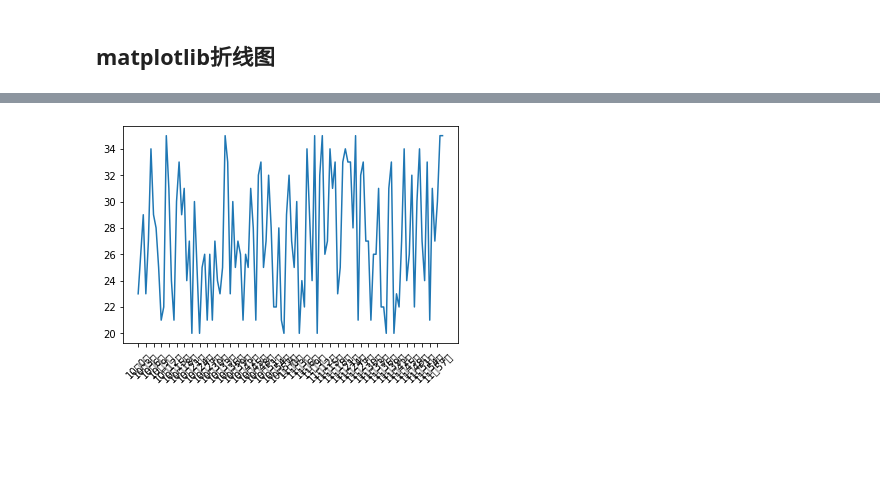
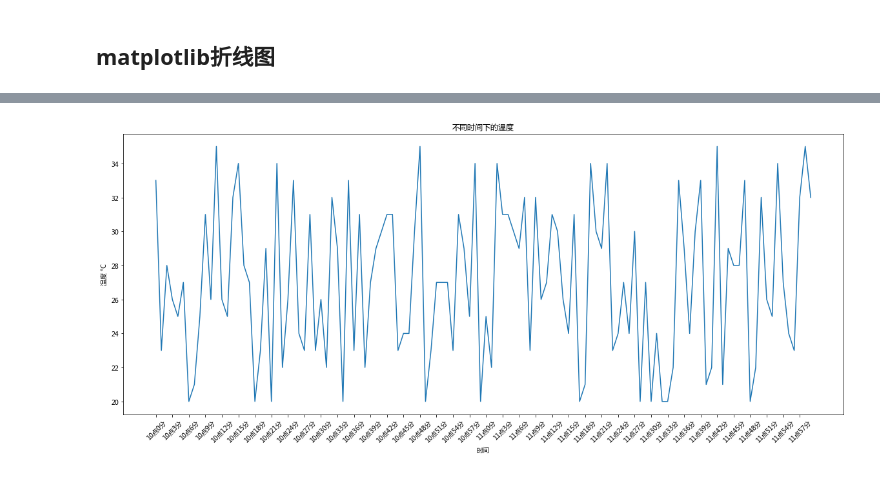
Before and after one commit to kuntung/SocialNetworkAnalysis, a Jupyter notebook: matplotlibNotes/matplotlib.ipynb, the cells around one changed output, grey strips where cells are left out. Saved outputs shown, nothing was run; the diff lists cells and outputs as text; code cells hidden in the pictures; blank space fills up the shorter version.

```diff
--- a/matplotlibNotes/matplotlib.ipynb
+++ b/matplotlibNotes/matplotlib.ipynb
@@ -32,19 +36,23 @@ plt.show();
 # %%
 #表示10点到12点的每一分钟的气温
 import random
 # import matplotlib
 x = range(0, 120);
 a = [random.randint(20, 35) for i in range(0, 120)];
 
+plt.figure(figsize = (20, 8))
 plt.plot(x,a);
 #调整x轴的刻度
 _x = list(x);
 _xtick_labels = ["10点{}分".format(i) for i in range(60)];
 _xtick_labels += ["11点{}分".format(i) for i in range(60)];
 #取步长，数字和字符串一一对应，数据的长度一样
 #同时设置中文显示
-plt.rcParams['font.sans-serif'] = ['Microsoft YaHei'] # 用来正常显示中文标签
-plt.rcParams['axes.unicode_minus'] = False  # 用来正常显示负号
+#设置x，y标签
+plt.xlabel("时间");
+plt.ylabel("温度 °C");
+#设置标题
+plt.title('不同时间下的温度')
 plt.xticks(_x[::3], _xtick_labels[::3],  rotation = 45); #rotation旋转的度数
 # %% [output]
-[figure, old version]
+[figure, new version]
```
Also changed, not shown: parts of 15 cells of this notebook, 4 other files.
